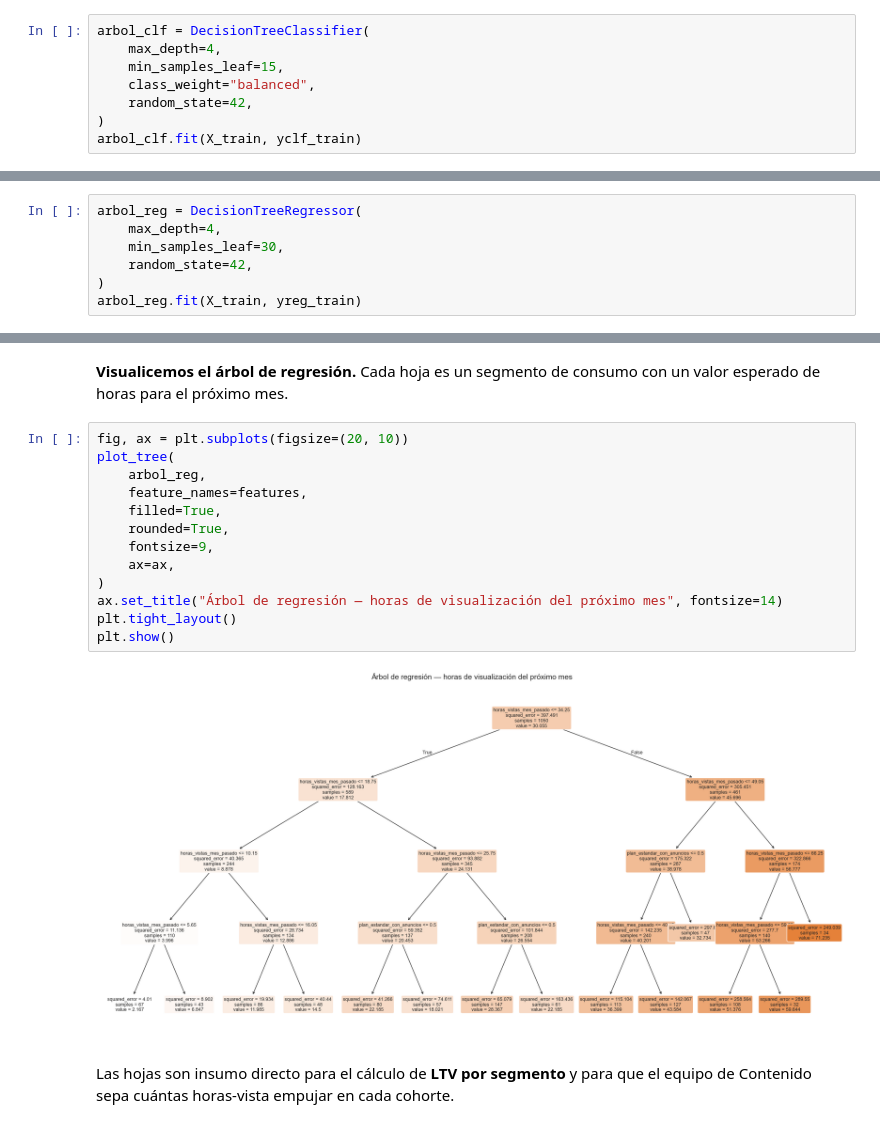
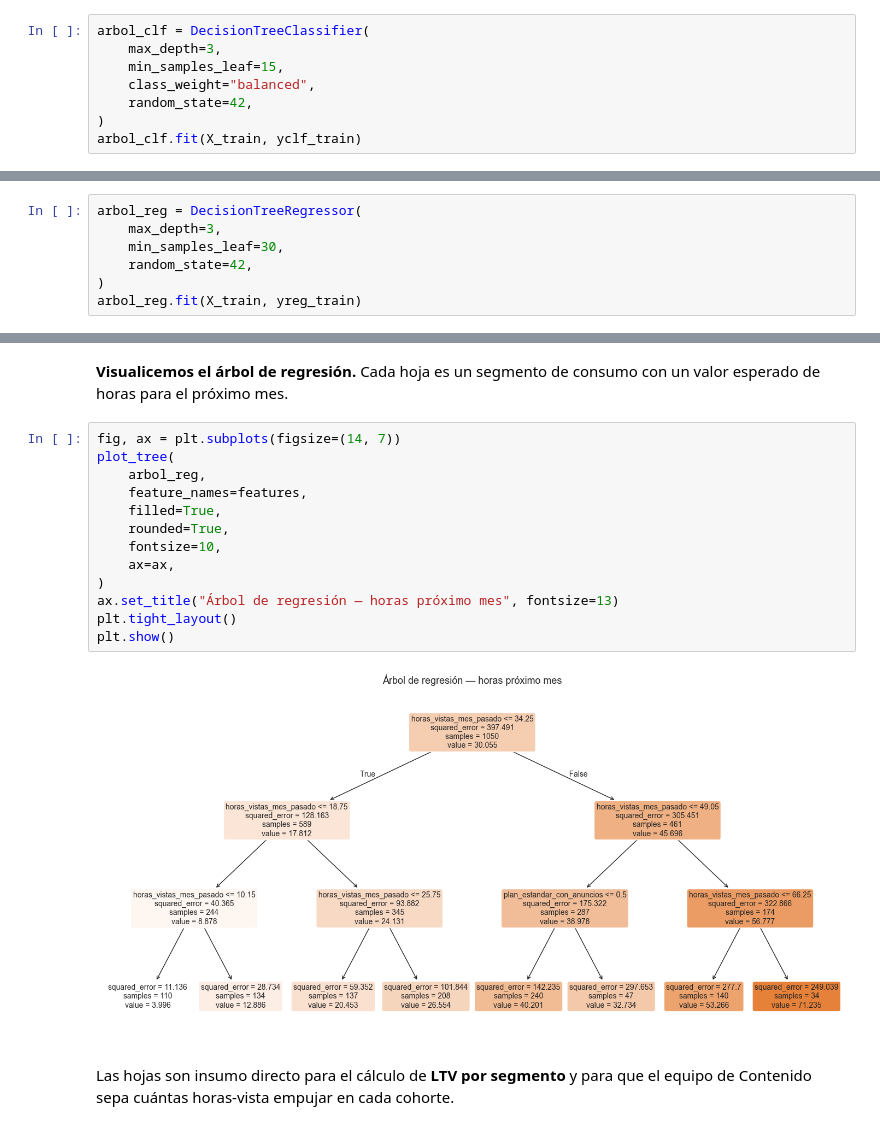
Before and after one commit to ignacio-aracena/Data-Analytics, a Jupyter notebook: Clase 07 - CART/practica07.ipynb, the cells around one changed output, grey strips where cells are left out. Drawn from its saved outputs; the diff is of its cells as text.

```diff
--- a/Clase 07 - CART/practica07.ipynb
+++ b/Clase 07 - CART/practica07.ipynb
@@ -155,7 +210,7 @@ Train: 1050 filas  |  Test: 450 filas
 Árbol con profundidad limitada para que las reglas sean legibles. `class_weight="balanced"` porque solo el 12% son churners.
 # %%
 arbol_clf = DecisionTreeClassifier(
-    max_depth=4,
+    max_depth=3,
     min_samples_leaf=15,
     class_weight="balanced",
     random_state=42,
@@ -225,7 +309,7 @@ plt.show()
 Mismo árbol, target continuo: `DecisionTreeRegressor`. Cambia la métrica interna (MSE en vez de Gini) y la salida (un valor numérico por hoja en vez de una clase).
 # %%
 arbol_reg = DecisionTreeRegressor(
-    max_depth=4,
+    max_depth=3,
     min_samples_leaf=30,
     random_state=42,
 )
@@ -249,20 +337,20 @@ R2:   0.712
 # %% [markdown]
 **Visualicemos el árbol de regresión.** Cada hoja es un segmento de consumo con un valor esperado de horas para el próximo mes.
 # %%
-fig, ax = plt.subplots(figsize=(20, 10))
+fig, ax = plt.subplots(figsize=(14, 7))
 plot_tree(
     arbol_reg,
     feature_names=features,
     filled=True,
     rounded=True,
-    fontsize=9,
+    fontsize=10,
     ax=ax,
 )
-ax.set_title("Árbol de regresión — horas de visualización del próximo mes", fontsize=14)
+ax.set_title("Árbol de regresión — horas próximo mes", fontsize=13)
 plt.tight_layout()
 plt.show()
 # %% [output]
-[figure, old version]
+[figure, new version]
 # %% [markdown]
 Las hojas son insumo directo para el cálculo de **LTV por segmento** y para que el equipo de Contenido sepa cuántas horas-vista empujar en cada cohorte.
 # %% [markdown]
```
Also changed, not shown: parts of 38 cells of this notebook, 1 other file.
